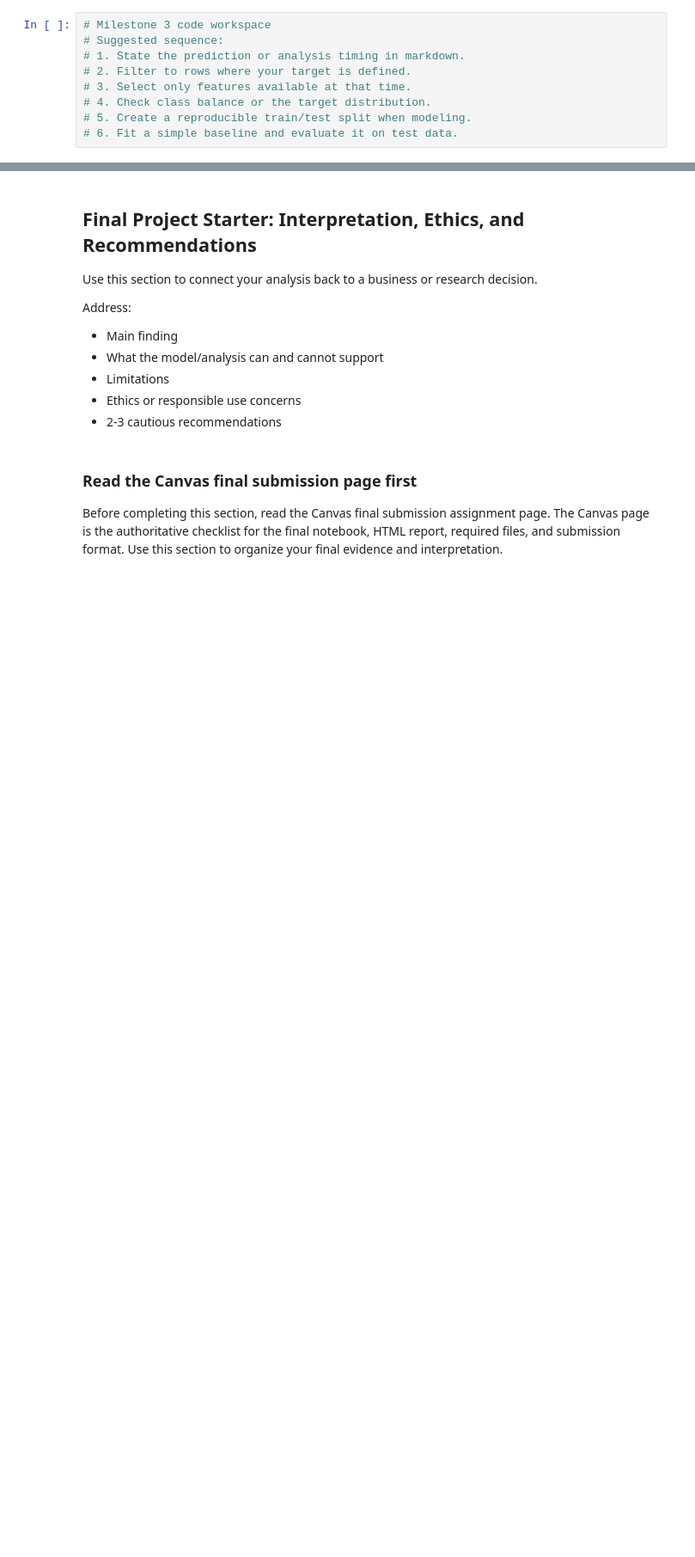
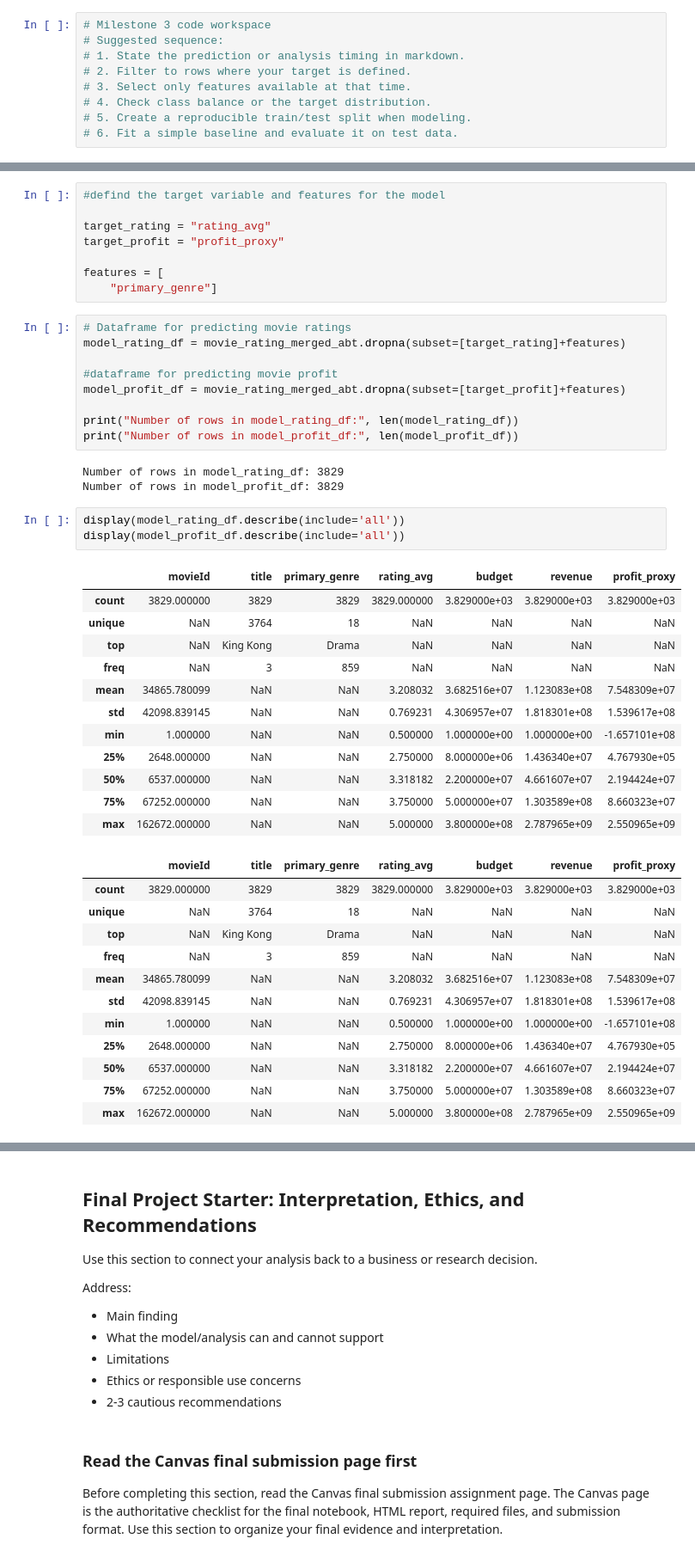
Before and after one commit to mlholg99/ban6003-project-movie-template-Meagan_Holguin, a Jupyter notebook: notebooks/movies_project_starter.ipynb, the cells around one changed output, grey strips where cells are left out. Shown at 86% size. Cells and saved outputs as stored; diff of their text form; blank space fills up the shorter version.

```diff
--- a/notebooks/movies_project_starter.ipynb
+++ b/notebooks/movies_project_starter.ipynb
@@ -725,0 +706,48 @@ abt.describe(include='all').T.head(25)
+# %%
+#defind the target variable and features for the model
+
+target_rating = "rating_avg"
+target_profit = "profit_proxy"
+
+features = [
+    "primary_genre"]
+# %%
+# Dataframe for predicting movie ratings
+model_rating_df = movie_rating_merged_abt.dropna(subset=[target_rating]+features)
+
+#dataframe for predicting movie profit
+model_profit_df = movie_rating_merged_abt.dropna(subset=[target_profit]+features)
+
+print("Number of rows in model_rating_df:", len(model_rating_df))
+print("Number of rows in model_profit_df:", len(model_profit_df))
+# %% [output]
+Number of rows in model_rating_df: 3829
+Number of rows in model_profit_df: 3829
+# %%
+display(model_rating_df.describe(include='all'))
+display(model_profit_df.describe(include='all'))
+# %% [output]
+|  | movieId | title | primary_genre | rating_avg | budget | revenue | profit_proxy |
+| count | 3829.000000 | 3829 | 3829 | 3829.000000 | 3.829000e+03 | 3.829000e+03 | 3.829000e+03 |
+| unique | NaN | 3764 | 18 | NaN | NaN | NaN | NaN |
+| top | NaN | King Kong | Drama | NaN | NaN | NaN | NaN |
+| freq | NaN | 3 | 859 | NaN | NaN | NaN | NaN |
+| mean | 34865.780099 | NaN | NaN | 3.208032 | 3.682516e+07 | 1.123083e+08 | 7.548309e+07 |
+| std | 42098.839145 | NaN | NaN | 0.769231 | 4.306957e+07 | 1.818301e+08 | 1.539617e+08 |
+| min | 1.000000 | NaN | NaN | 0.500000 | 1.000000e+00 | 1.000000e+00 | -1.657101e+08 |
+| 25% | 2648.000000 | NaN | NaN | 2.750000 | 8.000000e+06 | 1.436340e+07 | 4.767930e+05 |
+| 50% | 6537.000000 | NaN | NaN | 3.318182 | 2.200000e+07 | 4.661607e+07 | 2.194424e+07 |
+| 75% | 67252.000000 | NaN | NaN | 3.750000 | 5.000000e+07 | 1.303589e+08 | 8.660323e+07 |
+| max | 162672.000000 | NaN | NaN | 5.000000 | 3.800000e+08 | 2.787965e+09 | 2.550965e+09 |
+|  | movieId | title | primary_genre | rating_avg | budget | revenue | profit_proxy |
+| count | 3829.000000 | 3829 | 3829 | 3829.000000 | 3.829000e+03 | 3.829000e+03 | 3.829000e+03 |
+| unique | NaN | 3764 | 18 | NaN | NaN | NaN | NaN |
+| top | NaN | King Kong | Drama | NaN | NaN | NaN | NaN |
+| freq | NaN | 3 | 859 | NaN | NaN | NaN | NaN |
+| mean | 34865.780099 | NaN | NaN | 3.208032 | 3.682516e+07 | 1.123083e+08 | 7.548309e+07 |
+| std | 42098.839145 | NaN | NaN | 0.769231 | 4.306957e+07 | 1.818301e+08 | 1.539617e+08 |
+| min | 1.000000 | NaN | NaN | 0.500000 | 1.000000e+00 | 1.000000e+00 | -1.657101e+08 |
+| 25% | 2648.000000 | NaN | NaN | 2.750000 | 8.000000e+06 | 1.436340e+07 | 4.767930e+05 |
+| 50% | 6537.000000 | NaN | NaN | 3.318182 | 2.200000e+07 | 4.661607e+07 | 2.194424e+07 |
+| 75% | 67252.000000 | NaN | NaN | 3.750000 | 5.000000e+07 | 1.303589e+08 | 8.660323e+07 |
+| max | 162672.000000 | NaN | NaN | 5.000000 | 3.800000e+08 | 2.787965e+09 | 2.550965e+09 |
```
Also changed, not shown: parts of 13 cells of this notebook.
